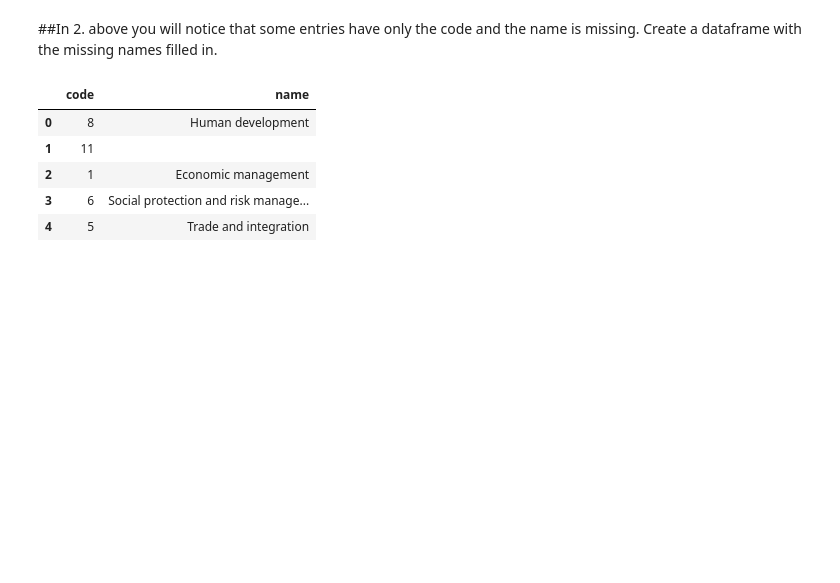
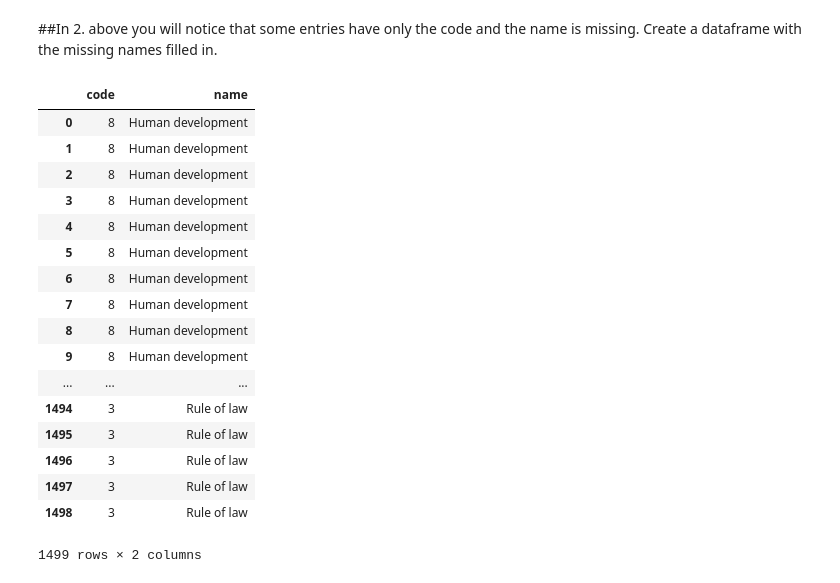
Before and after one commit to mirunapopa/DS-Intensive, a Jupyter notebook: data_wrangling_json/sliderule_dsi_json_exercise.ipynb, the cells around one changed output. Cells and saved outputs as stored; diff of their text form; code cells hidden in the pictures; blank space fills up the shorter version.

Commit message:
finished first data wrangling assignment

```diff
--- a/data_wrangling_json/sliderule_dsi_json_exercise.ipynb
+++ b/data_wrangling_json/sliderule_dsi_json_exercise.ipynb
@@ -153,14 +153,33 @@ Urban development                                47
 Name: name, dtype: int64
 # %% [markdown]
 ##In 2. above you will notice that some entries have only the code and the name is missing. Create a dataframe with the missing names filled in.
-# %%
-new_data = json.load(open('data/world_bank_projects.json'))
-new_data = json_normalize(new_data, 'mjtheme_namecode')
-new_data.
-# %% [output]
-|  | code | name |
-| 0 | 8 | Human development |
-| 1 | 11 |  |
-| 2 | 1 | Economic management |
-| 3 | 6 | Social protection and risk manage... |
-| 4 | 5 | Trade and integration |
+# %%
+import numpy as np
+new_data = json.load(open('data/world_bank_projects.json'))
+new_data = json_normalize(new_data, 'mjtheme_namecode')
+
+unique_codes = new_data.drop_duplicates().sort_values('code').replace('',np.nan).dropna()
+df = new_data.merge(unique_codes, on = 'code')
+df = df[['code','name_y']]
+df.rename(columns = {'name_y':'name'}, inplace = True)
+df
+#unique_codes
+# %% [output]
+|  | code | name |
+| 0 | 8 | Human development |
+| 1 | 8 | Human development |
+| 2 | 8 | Human development |
+| 3 | 8 | Human development |
+| 4 | 8 | Human development |
+| 5 | 8 | Human development |
+| 6 | 8 | Human development |
+| 7 | 8 | Human development |
+| 8 | 8 | Human development |
+| 9 | 8 | Human development |
+| ... | ... | ... |
+| 1494 | 3 | Rule of law |
+| 1495 | 3 | Rule of law |
+| 1496 | 3 | Rule of law |
+| 1497 | 3 | Rule of law |
+| 1498 | 3 | Rule of law |
+1499 rows × 2 columns
```
